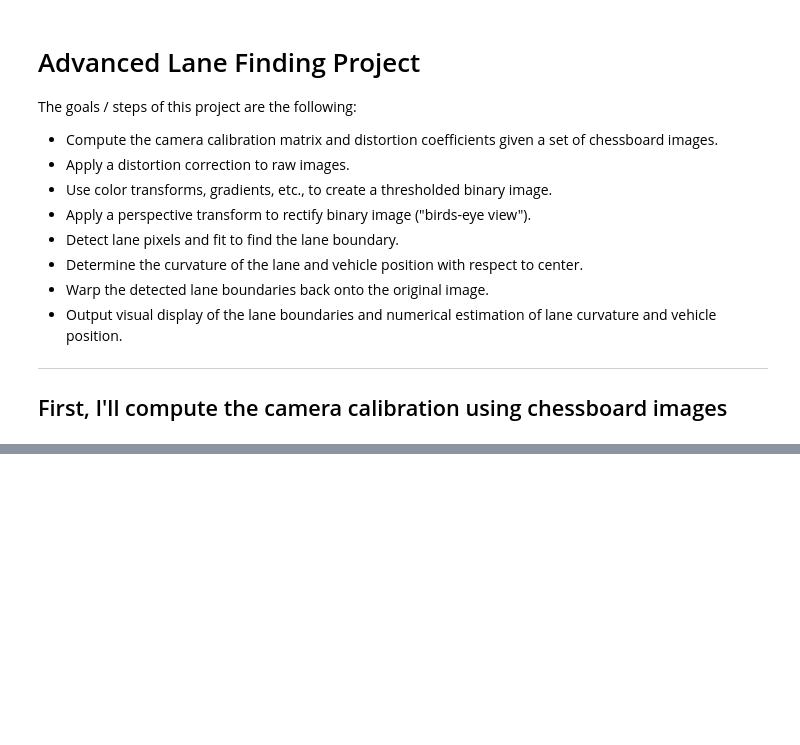
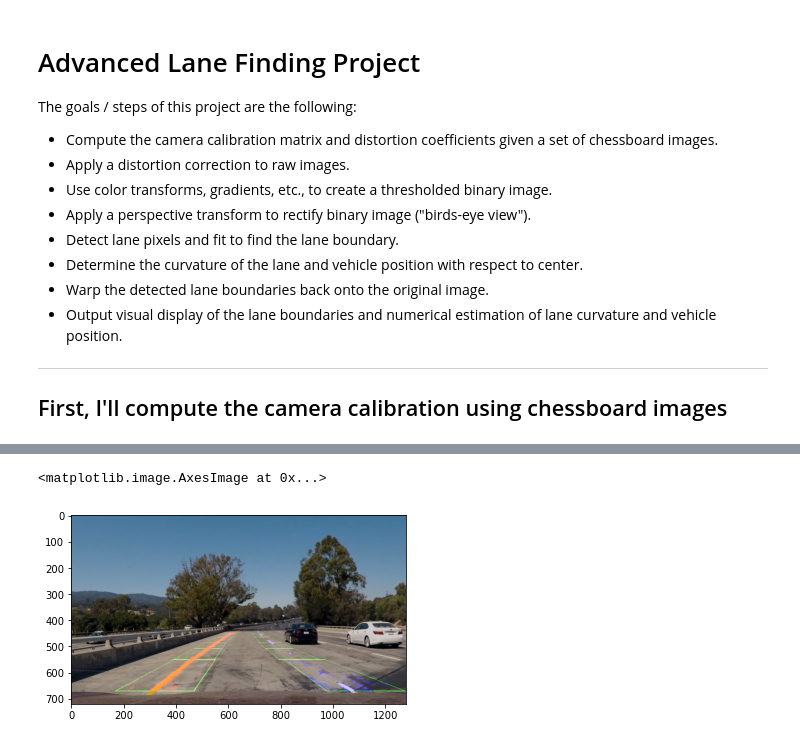
Before and after one commit to CK-Liu/P2-Advanced-LaneLines, a Jupyter notebook: P2.ipynb, the cells around one changed output, grey strips where cells are left out. Cells and saved outputs as stored; diff of their text form; code cells hidden in the pictures; blank space fills up the shorter version.

```diff
--- a/P2.ipynb
+++ b/P2.ipynb
@@ -294,0 +232,14 @@ print(left_curverad, 'm', right_curverad, 'm')
+# %%
+def weighted_img(img, initial_img, α=0.8, β=1., γ=0.):
+    """
+    `img` is the output of the hough_lines(), An image with lines drawn on it.
+    Should be a blank image (all black) with lines drawn on it.
+
+    `initial_img` should be the image before any processing.
+
+    The result image is computed as follows:
+
+    initial_img * α + img * β + γ
+    NOTE: initial_img and img must be the same shape!
+    """
+    return cv2.addWeighted(initial_img, α, img, β, γ)
@@ -294,0 +255,9 @@ print(left_curverad, 'm', right_curverad, 'm')
+# %%
+result = weighted_img(unwarped,image,α=0.8, β=1.)
+
+plt.imshow(result, cmap='gray')
+
+#plt.imshow(unwarped)
+# %% [output]
+<matplotlib.image.AxesImage at 0x...>
+[figure, added]
```
Also changed, not shown: parts of 4 cells of this notebook, 1 other file.
